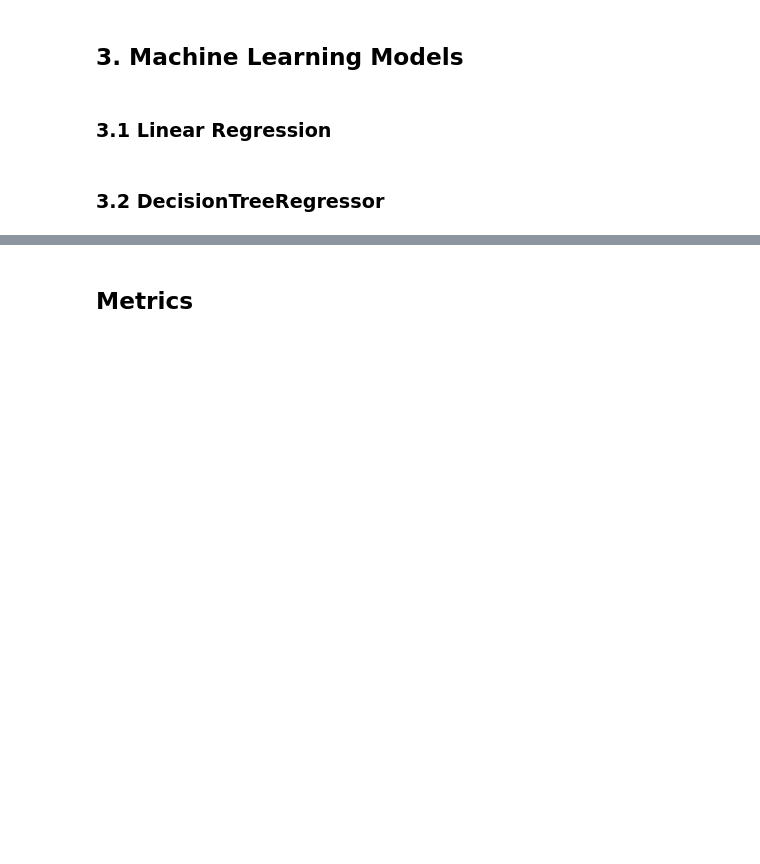
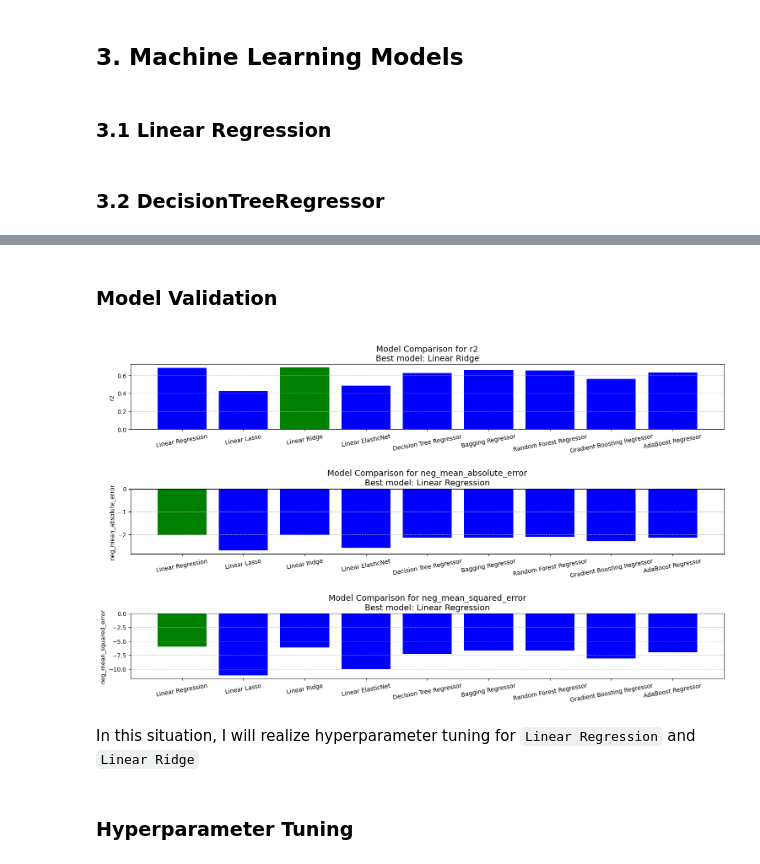
Before and after one commit to haroldeustaquio/Machine-Learning-Projects, a Jupyter notebook: Regression/Beer Consumption/testing.ipynb, the cells around one changed output, grey strips where cells are left out. Cells and saved outputs as stored; diff of their text form; code cells hidden in the pictures; blank space fills up the shorter version.

```diff
--- a/Regression/Beer Consumption/testing.ipynb
+++ b/Regression/Beer Consumption/testing.ipynb
@@ -441,6 +445,7 @@ lr_elasticnet.fit(x_train, y_train)
 y_pred_4 = lr_elasticnet.predict(x_test)
 
 save_metrics('ElasticNet', y_test, y_pred_4)
+models['Linear ElasticNet'] = lr_elasticnet
 # %% [markdown]
 ### 3.2 DecisionTreeRegressor
 # %%
@@ -449,3 +454,4 @@ dtr = DecisionTreeRegressor(criterion="squared_error", max_depth=3)
 dtr.fit(x_train, y_train)
 y_pred_5 = dtr.predict(x_test)
 save_metrics('Decision Tree Regressor', y_test, y_pred_5)
+models['Decision Tree Regressor'] = dtr
@@ -488,7 +581,0 @@ x_train, x_test, y_train, y_test = train_test_split(df.drop(columns='lt_de_cerve
-# %%
-metrics_list = []
-def metrics(model, y_test, predictions):
-    rmse = root_mean_squared_error(y_test, predictions)
-    mape = mean_absolute_percentage_error(y_test,predictions)
-    r2 = r2_score(y_test, predictions)
-    metrics_list.append([model.__class__.__qualname__,rmse,mape,r2])
@@ -541,2 +581,0 @@ residual_plot(y_test,predictions_2, lasso)
-# %% [markdown]
-## Metrics
@@ -544,0 +582,41 @@ pd.DataFrame(metrics_list,columns=['model','rmse','mape','r2'])
+# %% [markdown]
+### Model Validation
+# %%
+import numpy as np
+import matplotlib.pyplot as plt
+from sklearn.model_selection import KFold, cross_val_score
+
+def kfold_regression_validation(X, y, models, n_splits=5, metrics=['r2', 'neg_mean_absolute_error', 'neg_mean_squared_error']):
+
+    kf = KFold(n_splits=n_splits, shuffle=True)
+    results = {metric: {} for metric in metrics}
+
+    for metric in metrics:
+        for name, model in models.items():
+            scores = cross_val_score(model, X, y, cv=kf, scoring=metric)
+            results[metric][name] = {'scores': scores, 'mean_score': np.mean(scores)}
+
+    num_metrics = len(metrics)
+    fig, axes = plt.subplots(nrows=num_metrics, ncols=1, figsize=(15, num_metrics * 3))
+
+    for i, metric in enumerate(metrics):
+        model_names = list(results[metric].keys())
+        means = [results[metric][n]['mean_score'] for n in model_names]
+        best_model = model_names[np.argmax(means)]
+
+        axes[i].bar(model_names, means, color=['blue' if n != best_model else 'green' for n in model_names])
+        axes[i].set_ylabel(f"{metric}")
+        axes[i].set_title(f"\nModel Comparison for {metric}\nBest model: {best_model}", fontsize=14)
+        axes[i].tick_params(axis='x', rotation=10)
+        axes[i].grid(axis='y', linestyle='--', alpha=0.7)
+
+    plt.tight_layout()
+    plt.show()
+# %%
+kfold_regression_validation(x, y, models, n_splits=5)
+# %% [output]
+[figure, added]
+# %% [markdown]
+In this situation, I will realize hyperparameter tuning for `Linear Regression` and `Linear Ridge`
+# %% [markdown]
+### Hyperparameter Tuning
```
Also changed, not shown: parts of 40 cells of this notebook, 1 other file.
